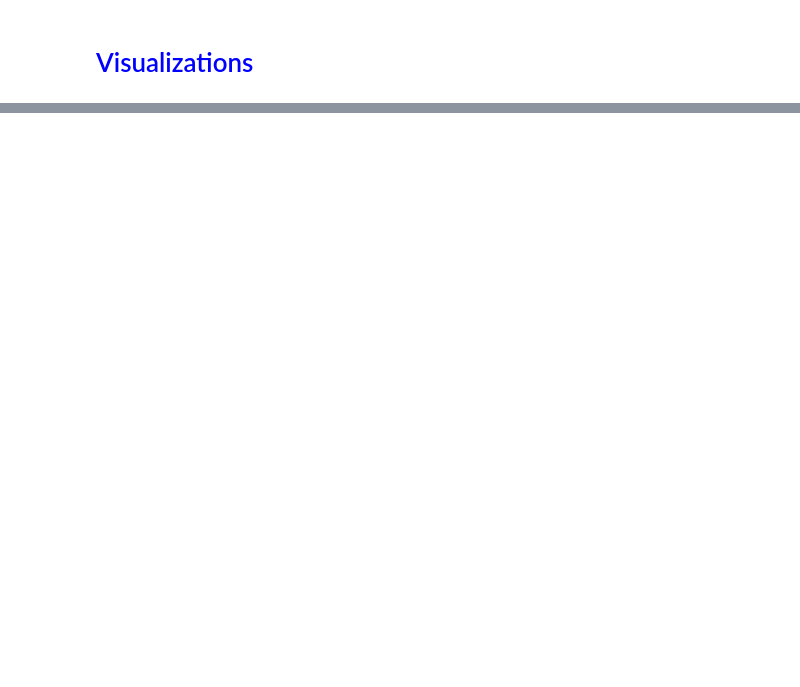
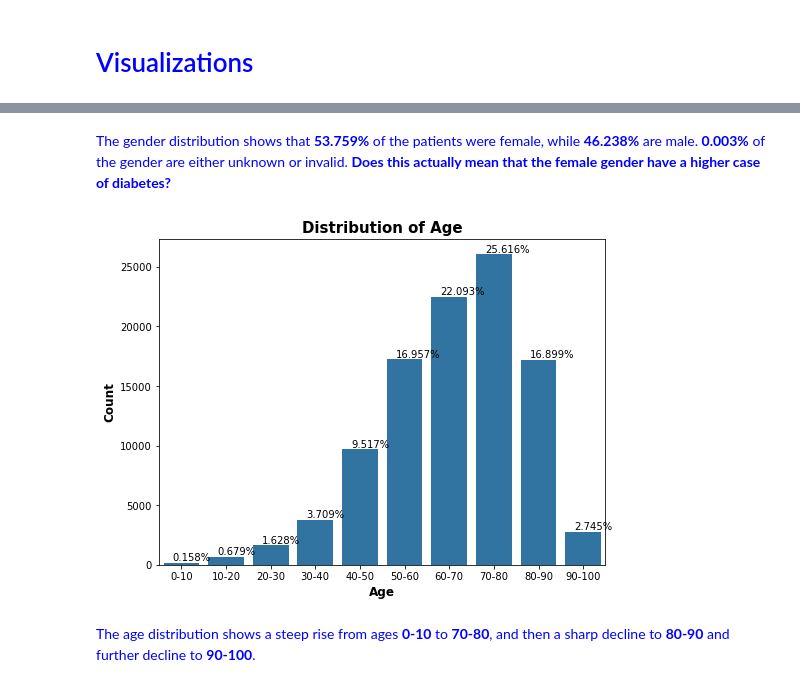
Before and after one commit to Merci93/Diabetes_in_the_US, a Jupyter notebook: US_diabetes_Analysis.ipynb, the cells around one changed output, grey strips where cells are left out. Saved outputs shown, nothing was run; the diff lists cells and outputs as text; code cells hidden in the pictures; blank space fills up the shorter version.

```diff
--- a/US_diabetes_Analysis.ipynb
+++ b/US_diabetes_Analysis.ipynb
@@ -821,0 +849,8 @@ Count_plot(diabetes, 'gender', None, 'Distribution of Gender', 'Gender', 'Count'
+# %% [markdown]
+<span style = 'color:blue'>The gender distribution shows that **53.759%** of the patients were female, while **46.238%** are male. **0.003%** of the gender are either unknown or invalid. **Does this actually mean that the female gender have a higher case of diabetes?**</span>
+# %%
+Count_plot(diabetes, 'age', None, 'Distribution of Age', 'Age', 'Count')
+# %% [output]
+[figure, added]
+# %% [markdown]
+<span style = 'color:blue'>The age distribution shows a steep rise from ages **0-10** to **70-80**, and then a sharp decline to **80-90** and further decline to **90-100**.
```
Also changed, not shown: parts of 16 cells of this notebook.
